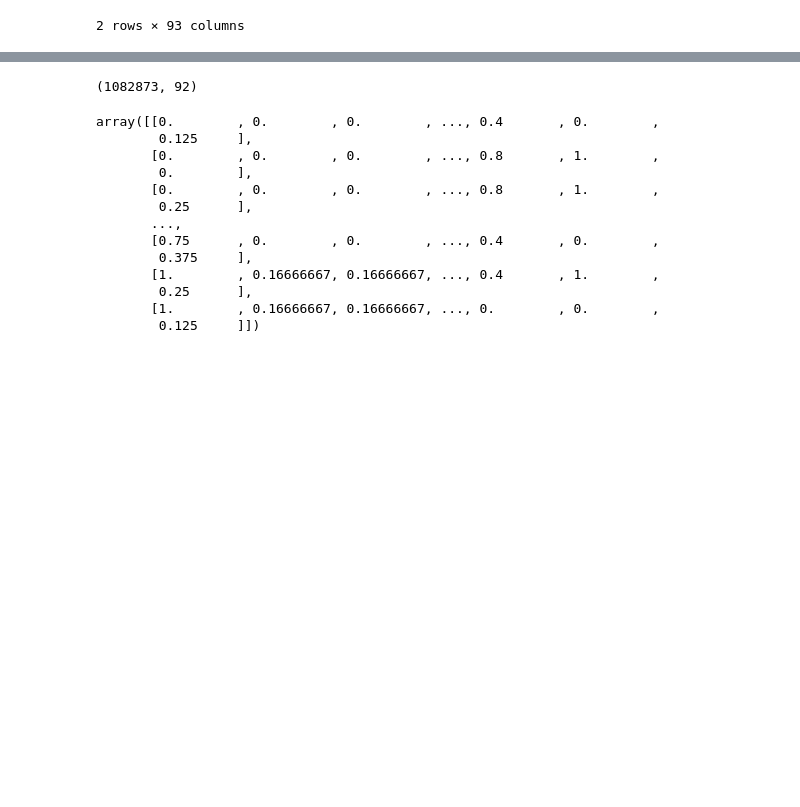
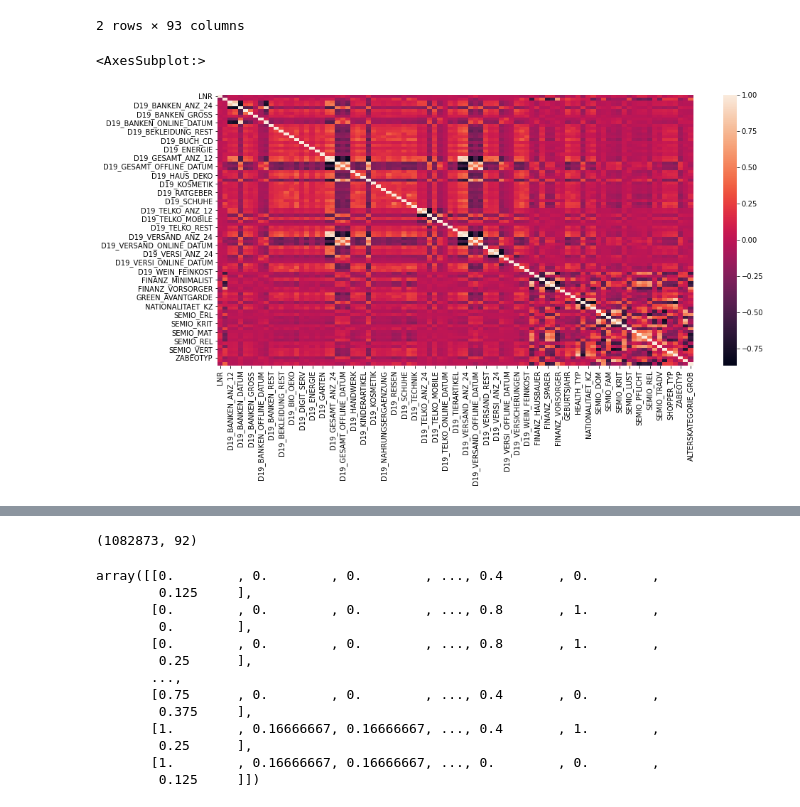
Before and after one commit to priithvi/Udacity_Capstone_Arvato, a Jupyter notebook: Arvato_analysis.ipynb, the cells around one changed output, grey strips where cells are left out. Drawn from its saved outputs; the diff is of its cells as text; code cells hidden in the pictures; blank space fills up the shorter version.

```diff
--- a/Arvato_analysis.ipynb
+++ b/Arvato_analysis.ipynb
@@ -313,6 +388,12 @@ combs_num.head(2)
 2 rows × 93 columns
 # %%
 # We should scale the values of variables to get good results
+# %%
+plt.figure(figsize = (15, 7))
+sns.heatmap(combs_num.corr())
+# %% [output]
+<AxesSubplot:>
+[figure, added]
 # %%
 from sklearn.preprocessing import MinMaxScaler
 # %%
```
Also changed, not shown: parts of 10 cells of this notebook.
